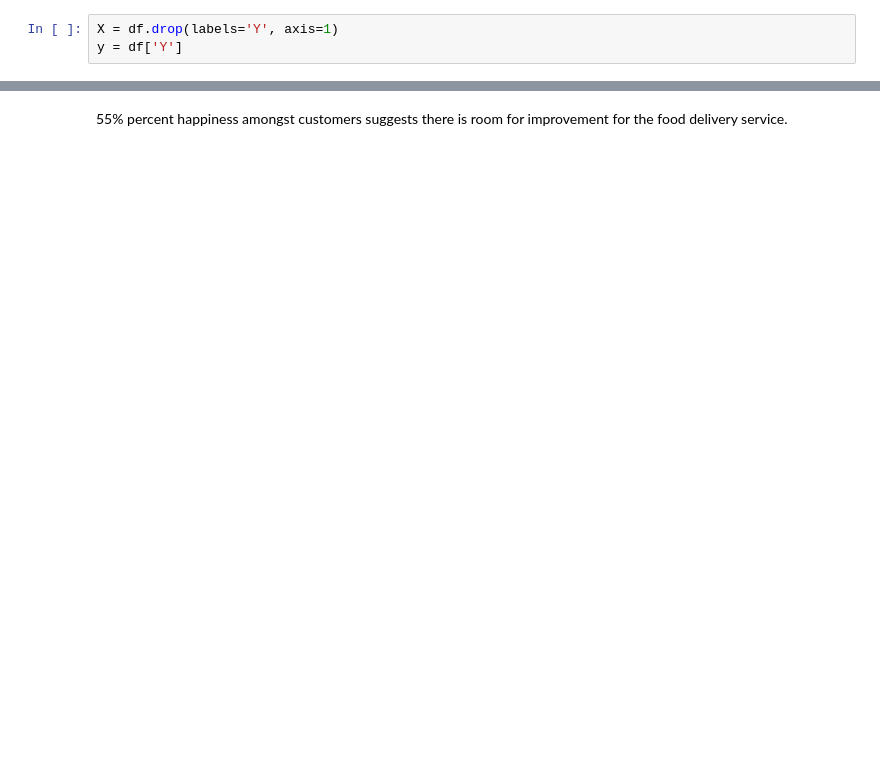
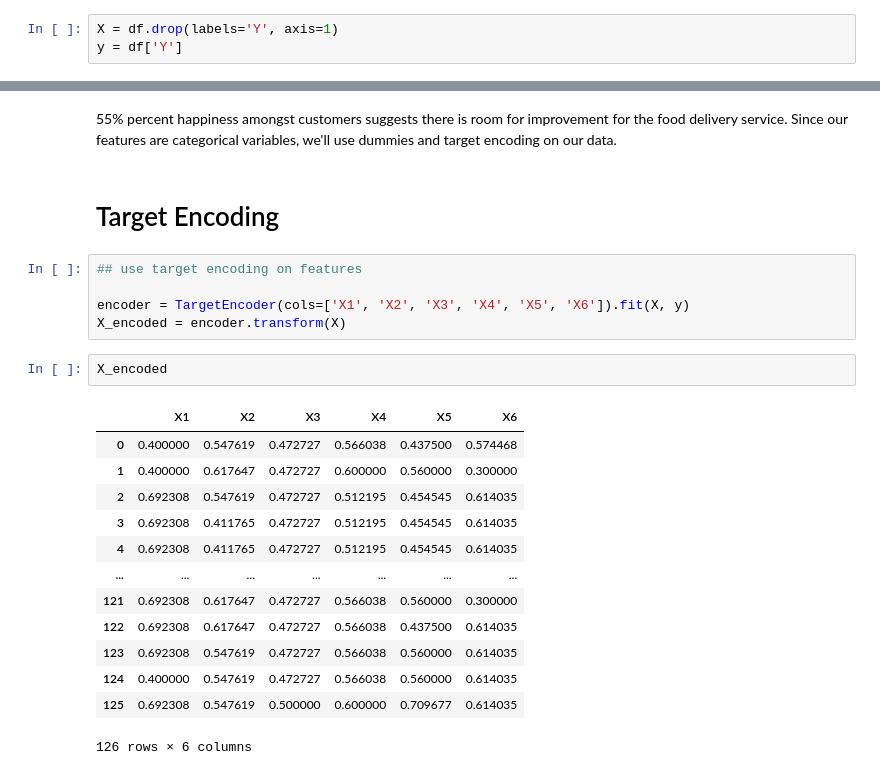
Before and after one commit to c-woo/Happy-Customers, a Jupyter notebook: I9LKTOVs4zUei1F9.ipynb, the cells around one changed output, grey strips where cells are left out. Saved outputs shown, nothing was run; the diff lists cells and outputs as text; blank space fills up the shorter version.

```diff
--- a/I9LKTOVs4zUei1F9.ipynb
+++ b/I9LKTOVs4zUei1F9.ipynb
@@ -96,4 +86,27 @@ y.value_counts(normalize=True)
 0    0.452381
 Name: Y, dtype: float64
 # %% [markdown]
-55% percent happiness amongst customers suggests there is room for improvement for the food delivery service.
+55% percent happiness amongst customers suggests there is room for improvement for the food delivery service. Since our features are categorical variables, we'll use dummies and target encoding on our data.
+# %% [markdown]
+# Target Encoding
+# %%
+## use target encoding on features
+
+encoder = TargetEncoder(cols=['X1', 'X2', 'X3', 'X4', 'X5', 'X6']).fit(X, y)
+X_encoded = encoder.transform(X)
+# %%
+X_encoded
+# %% [output]
+|  | X1 | X2 | X3 | X4 | X5 | X6 |
+| 0 | 0.400000 | 0.547619 | 0.472727 | 0.566038 | 0.437500 | 0.574468 |
+| 1 | 0.400000 | 0.617647 | 0.472727 | 0.600000 | 0.560000 | 0.300000 |
+| 2 | 0.692308 | 0.547619 | 0.472727 | 0.512195 | 0.454545 | 0.614035 |
+| 3 | 0.692308 | 0.411765 | 0.472727 | 0.512195 | 0.454545 | 0.614035 |
+| 4 | 0.692308 | 0.411765 | 0.472727 | 0.512195 | 0.454545 | 0.614035 |
+| ... | ... | ... | ... | ... | ... | ... |
+| 121 | 0.692308 | 0.617647 | 0.472727 | 0.566038 | 0.560000 | 0.300000 |
+| 122 | 0.692308 | 0.617647 | 0.472727 | 0.566038 | 0.437500 | 0.614035 |
+| 123 | 0.692308 | 0.547619 | 0.472727 | 0.566038 | 0.560000 | 0.614035 |
+| 124 | 0.400000 | 0.547619 | 0.472727 | 0.566038 | 0.560000 | 0.614035 |
+| 125 | 0.692308 | 0.547619 | 0.500000 | 0.600000 | 0.709677 | 0.614035 |
+126 rows × 6 columns
```
Also changed, not shown: parts of 45 cells of this notebook.
